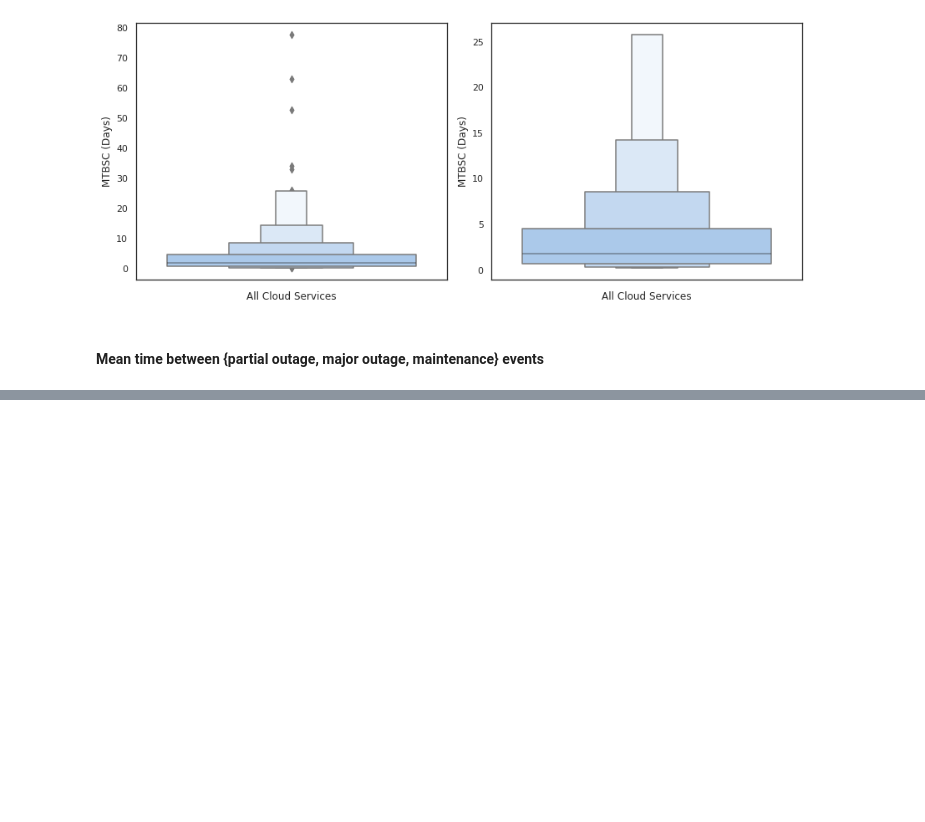
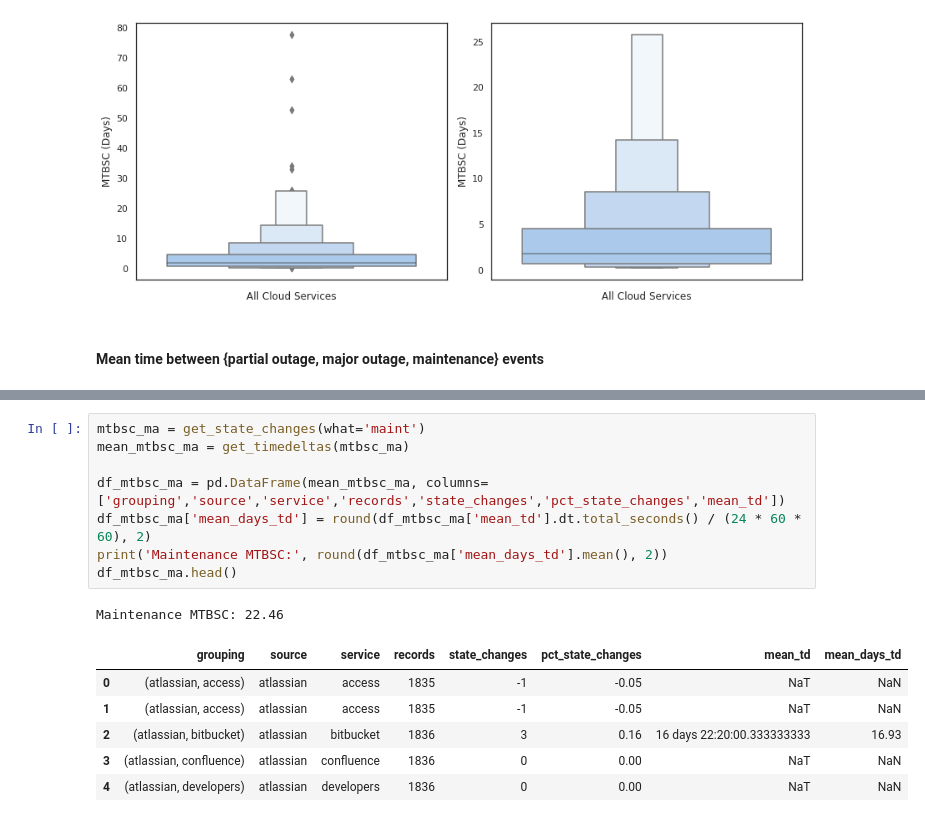
Before and after one commit to shanemin/thesis-msc-cloud-failures, a Jupyter notebook: scripts/stats/analysis.ipynb, the cells around one changed output, grey strips where cells are left out. Drawn from its saved outputs; the diff is of its cells as text; blank space fills up the shorter version.

```diff
--- a/scripts/stats/analysis.ipynb
+++ b/scripts/stats/analysis.ipynb
@@ -295,0 +350,16 @@ fig.tight_layout()
+# %%
+mtbsc_ma = get_state_changes(what='maint')
+mean_mtbsc_ma = get_timedeltas(mtbsc_ma)
+
+df_mtbsc_ma = pd.DataFrame(mean_mtbsc_ma, columns=['grouping','source','service','records','state_changes','pct_state_changes','mean_td'])
+df_mtbsc_ma['mean_days_td'] = round(df_mtbsc_ma['mean_td'].dt.total_seconds() / (24 * 60 * 60), 2)
+print('Maintenance MTBSC:', round(df_mtbsc_ma['mean_days_td'].mean(), 2))
+df_mtbsc_ma.head()
+# %% [output]
+Maintenance MTBSC: 22.46
+|  | grouping | source | service | records | state_changes | pct_state_changes | mean_td | mean_days_td |
+| 0 | (atlassian, access) | atlassian | access | 1835 | -1 | -0.05 | NaT | NaN |
+| 1 | (atlassian, access) | atlassian | access | 1835 | -1 | -0.05 | NaT | NaN |
+| 2 | (atlassian, bitbucket) | atlassian | bitbucket | 1836 | 3 | 0.16 | 16 days 22:20:00.333333333 | 16.93 |
+| 3 | (atlassian, confluence) | atlassian | confluence | 1836 | 0 | 0.00 | NaT | NaN |
+| 4 | (atlassian, developers) | atlassian | developers | 1836 | 0 | 0.00 | NaT | NaN |
```
Also changed, not shown: parts of 10 cells of this notebook.
